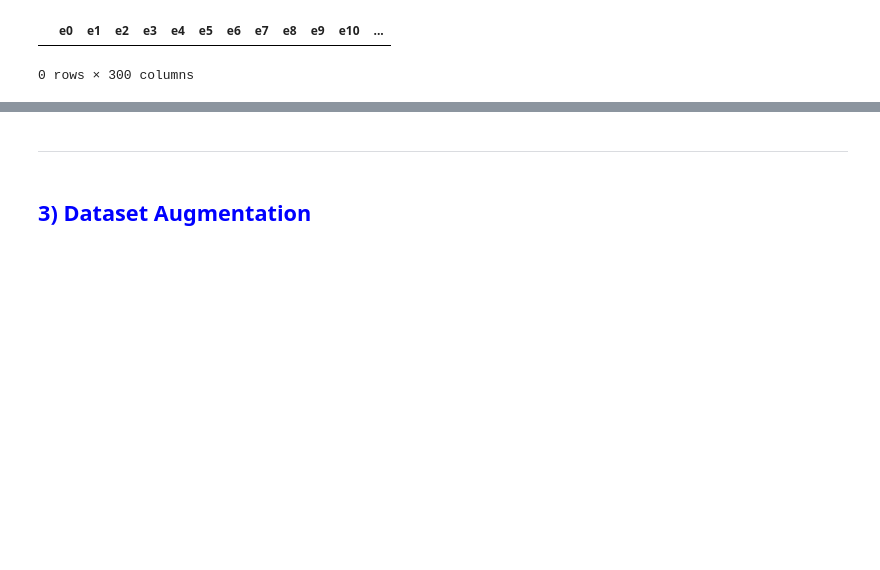
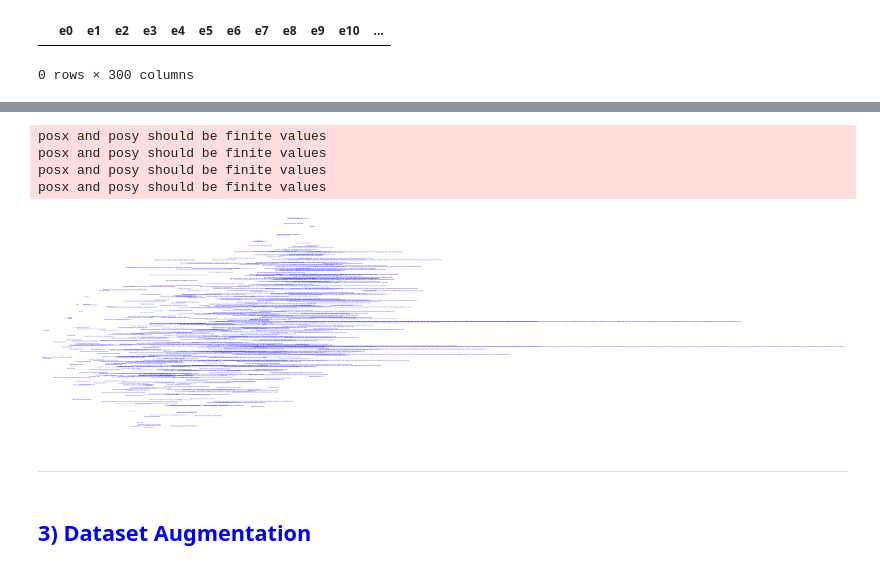
Before and after one commit to epfl-ada/ada-2021-project-adalunatics, a Jupyter notebook: notebook.ipynb, the cells around one changed output, grey strips where cells are left out. Cells and saved outputs as stored; diff of their text form; code cells hidden in the pictures; blank space fills up the shorter version.

```diff
--- a/notebook.ipynb
+++ b/notebook.ipynb
@@ -448,3 +526,6 @@ FeatureDF
 # %% [output]
 |  | e0 | e1 | e2 | e3 | e4 | e5 | e6 | e7 | e8 | e9 | e10 | ... |
 0 rows × 300 columns
+# %%
+for i in range(0, 500):
+    FeatureDF = featurize(list(embeddedDF['scentences'][i]), FeatureDF, FeatureColumns)
@@ -450,0 +554,8 @@ FeatureDF
+# %%
+tempDF = dataDF.loc[keepIndices, :].copy()
+tempDF.index = range(0, len(tempDF))
+scaler = StandardScaler()
+currentScaledDF = scaler.fit_transform(FeatureDF.loc[:, :'e299'])
+tsne = TSNE(n_components=2).fit_transform(currentScaledDF)
+tsneDF = pd.DataFrame(tsne, columns=['T1', 'T2'])
+tsneDF
@@ -450,0 +576,4 @@ FeatureDF
+# %%
+tsneDF = pd.concat([tsneDF, dataDF.loc[:500, 'scentences':]], axis =1)
+tsneDF['scentences'] = tsneDF['scentences'].apply(TreebankWordDetokenizer().detokenize)
+tsneDF.head()
@@ -451,3 +587,27 @@ FeatureDF
+# %%
+def plotWords(dataframe, fileCount=0):
+    plt.figure(num=None, figsize=(12,8), dpi=300)
+    ax = plt.subplot(111)
+    for i in range(dataframe.shape[0]):
+        plt.text(dataframe.iloc[i,0], dataframe.iloc[i,1], str(dataframe.iloc[i,2]),
+                color='blue',
+                fontdict={'weight': 'light', 'size':2})
+
+    plt.axis('off')
+    plt.savefig(fname='plot'+str(fileCount), dpi=300)
+# %%
+#Scale between 0 and 1
+scaler = MinMaxScaler()
+data = scaler.fit_transform(tsneDF.iloc[:, [0,1]])
+
+tsneDF.iloc[:, [0,1]] = data
+plotWords(tsneDF)
+# %% [output]
+posx and posy should be finite values
+posx and posy should be finite values
+posx and posy should be finite values
+posx and posy should be finite values
+[figure, added]
 # %% [markdown]
 ---
 # %% [markdown]
```
Also changed, not shown: parts of 66 cells of this notebook, 3 other files.
